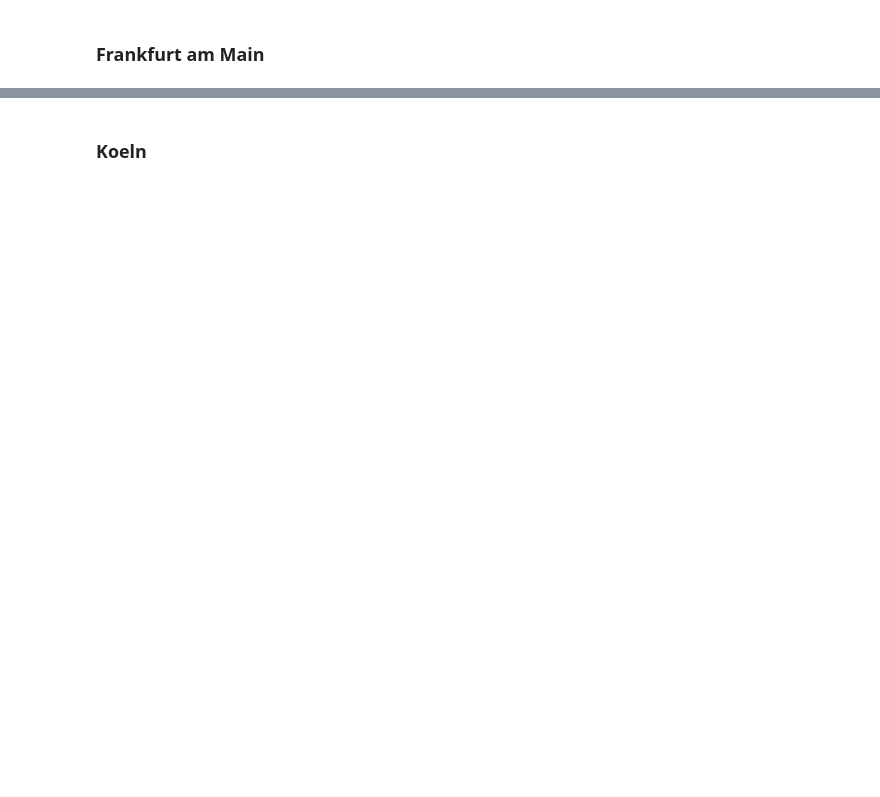
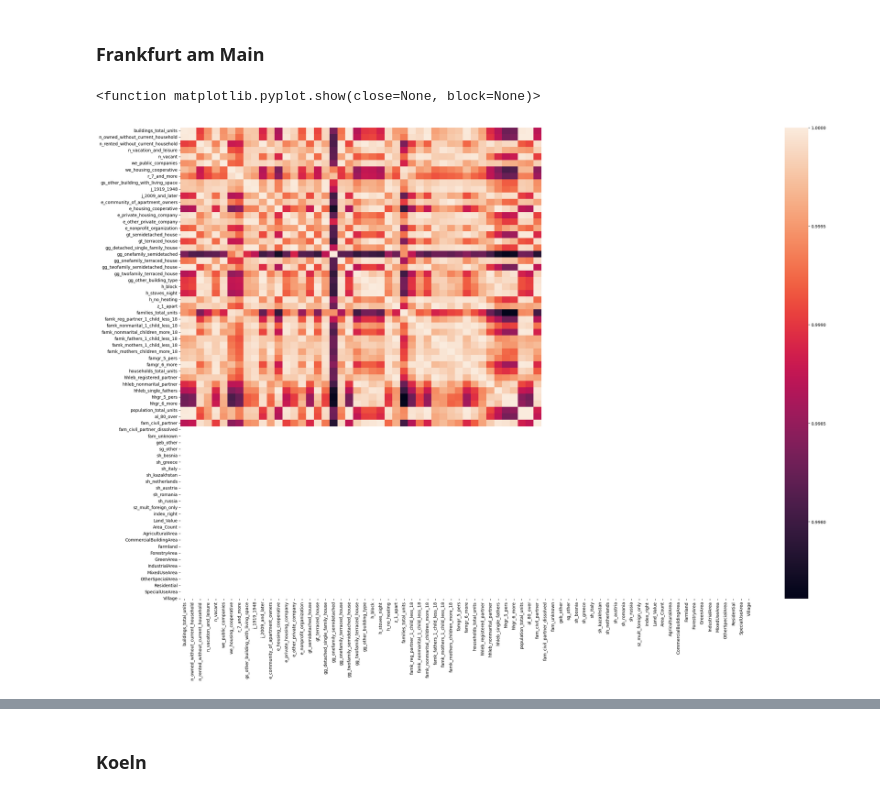
Before and after one commit to Schalwal/Geo-paw-sitioning, a Jupyter notebook: notebooks/landprice_prediction.ipynb, the cells around one changed output, grey strips where cells are left out. Cells and saved outputs as stored; diff of their text form; code cells hidden in the pictures; blank space fills up the shorter version.

```diff
--- a/notebooks/landprice_prediction.ipynb
+++ b/notebooks/landprice_prediction.ipynb
@@ -365,4 +399,18 @@ Accuracy: -0.11 (+/- 0.77)
 ### Frankfurt am Main
 # %%
 df_frankfurt = ls_df_cities[3].drop(columns = ["geometry", "City_Name", "City_Code", "Neighborhood_FID"])
+# %%
+corr = np.corrcoef(df_frankfurt)
+
+
+plt.figure(figsize=(30,20))
+# plot the heatmap
+sns.heatmap(corr,
+        xticklabels=df_frankfurt.columns,
+        yticklabels=df_frankfurt.columns)
+
+plt.show
+# %% [output]
+<function matplotlib.pyplot.show(close=None, block=None)>
+[figure, added]
 # %%
```
Also changed, not shown: parts of 39 cells of this notebook, 2 other files.
